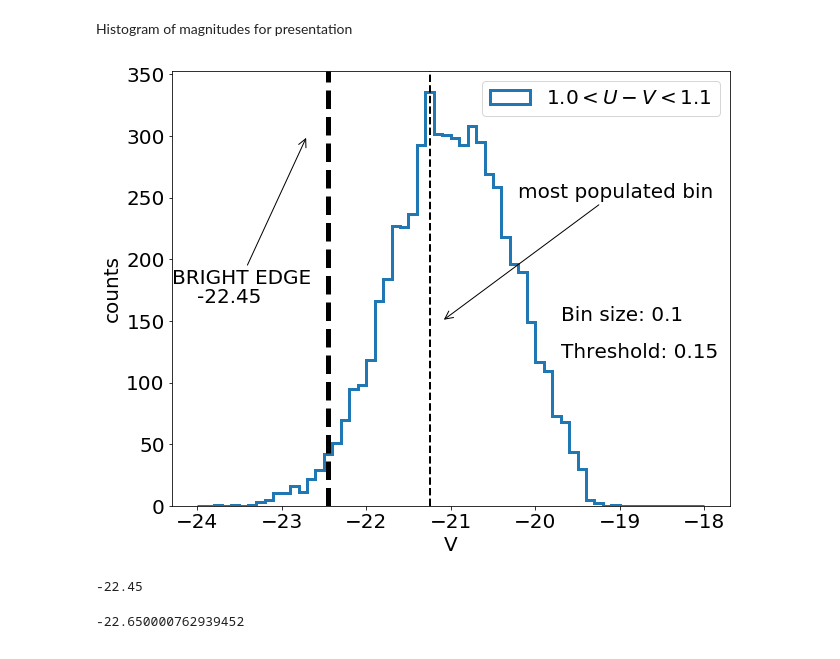
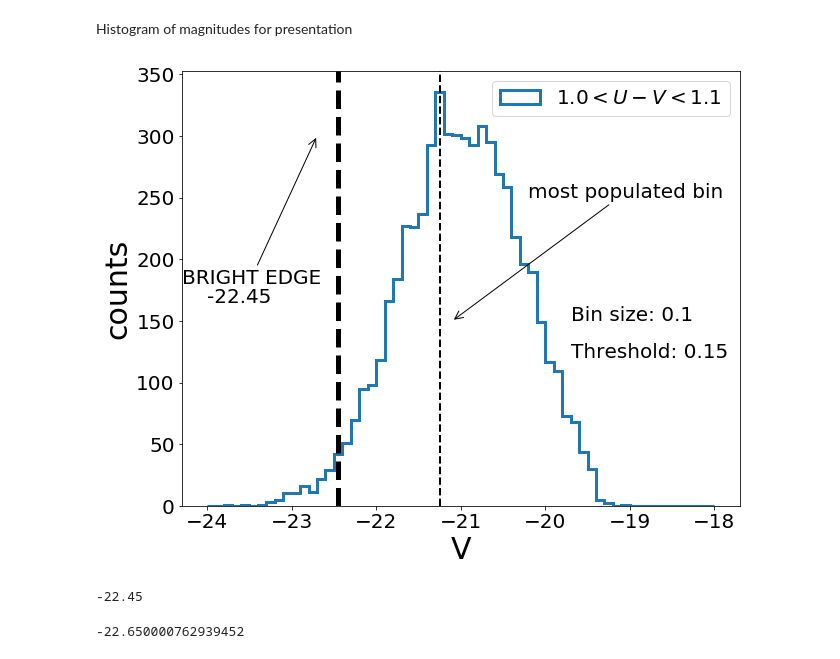
Before and after one commit to GiorgioManzoni/VIPERS_GALFORM, a Jupyter notebook: 008_progenitor_EDGE_egltools.ipynb, the cells around one changed output. Drawn from its saved outputs; the diff is of its cells as text; code cells hidden in the pictures.

```diff
--- a/008_progenitor_EDGE_egltools.ipynb
+++ b/008_progenitor_EDGE_egltools.ipynb
@@ -255,36 +260,38 @@ threashold=0.15
 for j in range(histo_max_index,0,-1):
     if (counts[j]<histo_max * threashold):
         edge_index = j
         break
 
 plt.axvline(x_bins[j]+0.05,lw=5,ls='dashed',c='k')
 
-plt.xlabel(r'V')
-plt.ylabel('counts')
+plt.xlabel(r'V',fontsize=30)
+plt.ylabel('counts',fontsize=30)
 
 ##plt.arrow(-23.7,200,0.8,30)#,head_length=6,head_width=0.5, fc='k', ec='k',overhang=0,capstyle='projecting')
 ##plt.text(-24.3,180,"BRIGHT EDGE")
 
 plt.annotate("BRIGHT EDGE", xy=(-22.7,300), xytext=(-24.3,180), arrowprops=dict(arrowstyle="->"))
 plt.text(-24.,165,round(x_bins[j]+mag_bin_size/2.,2))
 
 plt.annotate("most populated bin", xy=(-21.1,150), xytext=(-20.2,250), arrowprops=dict(arrowstyle="->"))
 plt.legend()
 
 plt.text(-19.7,150.,"Bin size: "+str(mag_bin_size))
 plt.text(-19.7,120.,"Threshold: "+str(threashold))
 
 
 ##plt.savefig('../../presentations/FLAT/defining_edge_histo_1.png')
 
 #plt.savefig('../plots/011/histogram_made_from_008_z0511.png',bbox_inches="tight",pad_inches=0.1)
 plt.savefig('../plots/011/histogram_defining_edge_z0511.png',bbox_inches="tight",pad_inches=0.1)
 plt.savefig('../plots/008/histogram_defining_edge_z0511.png',bbox_inches="tight",pad_inches=0.1)
 
+plt.savefig('../plots/paper/histogram_defining_edge_fig4.png',bbox_inches="tight",pad_inches=0.1)
+
 plt.show()
 print x_bins[j]+0.05
 # %% [output]
-[figure, old version]
+[figure, new version]
 -22.45
 # %%
 mag_bin_low = -24
```
Also changed, not shown: parts of 10 cells of this notebook, 20 other files.
